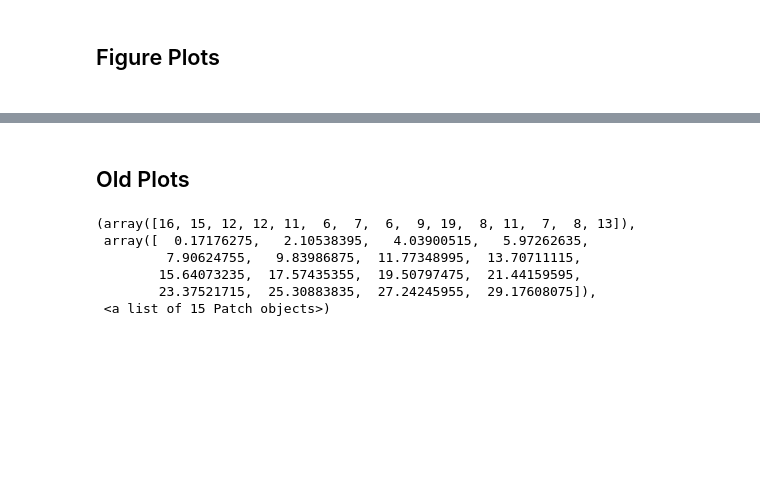
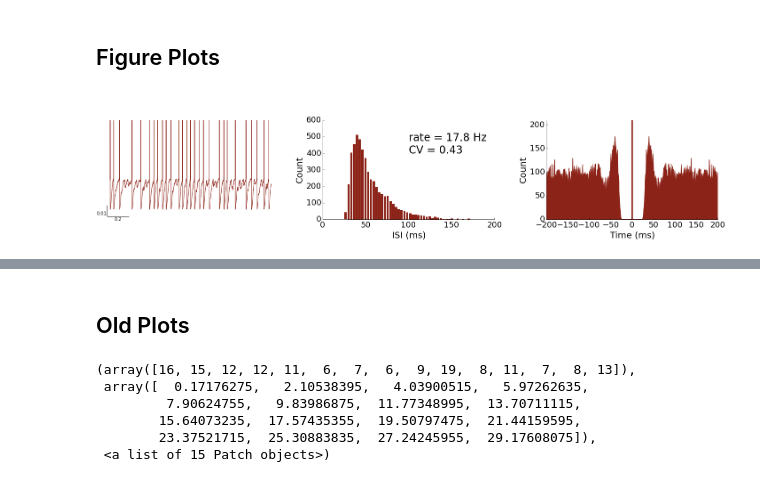
Before and after one commit to blennon/research, a Jupyter notebook: neuron_models/notebooks/MLI_PKJ_ISI2.ipynb, the cells around one changed output, grey strips where cells are left out. Cells and saved outputs as stored; diff of their text form; code cells hidden in the pictures; blank space fills up the shorter version.

```diff
--- a/neuron_models/notebooks/MLI_PKJ_ISI2.ipynb
+++ b/neuron_models/notebooks/MLI_PKJ_ISI2.ipynb
@@ -91,5 +103,38 @@ print time.time() - start
 # %% [markdown]
 <h2>Figure Plots<h2>
+# %%
+ind, mean_fr, isi_cv, err = find_closest_match_neuron(MS_MLI, 15., .40)
+
+# Plot ISI
+fig = figure(figsize=(25,4), dpi=600)
+ax = fig.add_subplot(131)
+MV_MLI.insert_spikes(MS_MLI)
+ax.plot(MV_MLI.times[:6000],(MV_MLI.values[ind,:6000]), color='#8C2318')
+xlim([-.1,1.5])
+add_scalebar(ax)
+ax.spines['top'].set_visible(False)
+ax.spines['right'].set_visible(False)
+ax.spines['left'].set_visible(False)
+ax.spines['bottom'].set_visible(False)
+
+ax = fig.add_subplot(132)
+plot_neuron_ISI_histogram(MS_MLI, ind, ax, xytext=(100,400),nbins=80, color='#8C2318', edgecolor='w')
+xlim([0,200])
+simpleaxis(ax)
+tick_params(labelsize=18)
+xlabel('ISI (ms)', fontsize=20)
+ylabel('Count', fontsize=20)
+
+# Plot spike autocorrelation
+ax = fig.add_subplot(133)
+plot_spike_correlogram(MS_MLI.spiketimes[ind],MS_MLI.spiketimes[ind], bin=1*ms, width=200*ms,ax=ax, color='#8C2318')
+simpleaxis(ax)
+tick_params(labelsize=18)
+
+fig.subplots_adjust(wspace=.3)
+#fig.savefig('/media/Data/research/paper #1/MLI_net_color.png')
+# %% [output]
+[figure, added]
 # %%
 ind, mean_fr, isi_cv, err = find_closest_match_neuron(MS_MLI, 15., .40)
 
```
Also changed, not shown: parts of 10 cells of this notebook, 5 other files.
